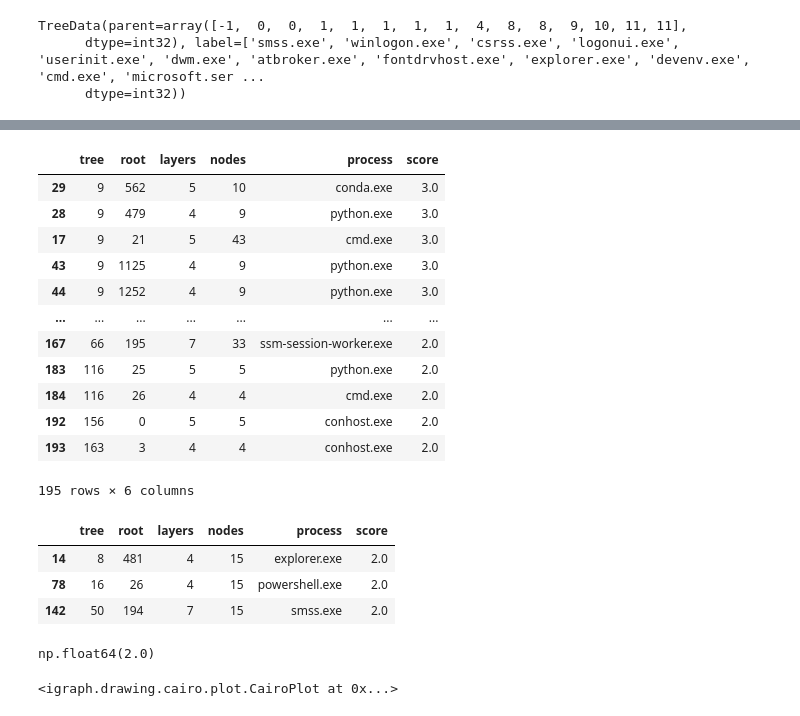
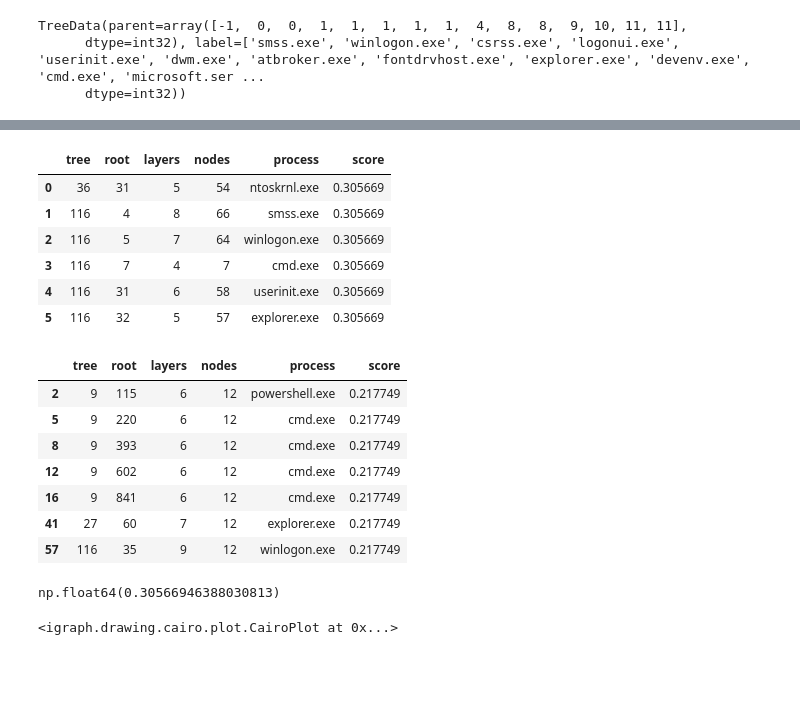
Before and after one commit to ftheberge/Matching_Experiments, a Jupyter notebook: ACME4/process_trees_scoring.ipynb, the cells around one changed output, grey strips where cells are left out. Saved outputs shown, nothing was run; the diff lists cells and outputs as text; code cells hidden in the pictures; blank space fills up the shorter version.

```diff
--- a/ACME4/process_trees_scoring.ipynb
+++ b/ACME4/process_trees_scoring.ipynb
@@ -276,7 +278,7 @@ sg1 = acme_get_bfs_subtree(Trees, tree, root) ## sub-tree above with required DF
 #sg1.vs['newlabel'] = [(x,InvFreq[x]) for x in sg1.vs['process']]
 sg1.vs['newlabel'] = [_processname.get(x,'') for x in sg1.vs['uid']]
 
-min_score = 2
+min_score = .3
 
 ## filter subtrees and apply Matching Algorithm
 _df = df_trees[ (df_trees.layers >= 4) & (df_trees.nodes < 80) ]
@@ -302,27 +304,25 @@ Wall time: 3.46 s
 |  | tree | root | layers | nodes | process | score |
-| 29 | 9 | 562 | 5 | 10 | conda.exe | 3.0 |
-| 28 | 9 | 479 | 4 | 9 | python.exe | 3.0 |
-| 17 | 9 | 21 | 5 | 43 | cmd.exe | 3.0 |
-| 43 | 9 | 1125 | 4 | 9 | python.exe | 3.0 |
-| 44 | 9 | 1252 | 4 | 9 | python.exe | 3.0 |
-| ... | ... | ... | ... | ... | ... | ... |
-| 167 | 66 | 195 | 7 | 33 | ssm-session-worker.exe | 2.0 |
-| 183 | 116 | 25 | 5 | 5 | python.exe | 2.0 |
-| 184 | 116 | 26 | 4 | 4 | cmd.exe | 2.0 |
-| 192 | 156 | 0 | 5 | 5 | conhost.exe | 2.0 |
-| 193 | 163 | 3 | 4 | 4 | conhost.exe | 2.0 |
+| 0 | 36 | 31 | 5 | 54 | ntoskrnl.exe | 0.305669 |
+| 1 | 116 | 4 | 8 | 66 | smss.exe | 0.305669 |
+| 2 | 116 | 5 | 7 | 64 | winlogon.exe | 0.305669 |
+| 3 | 116 | 7 | 4 | 7 | cmd.exe | 0.305669 |
+| 4 | 116 | 31 | 6 | 58 | userinit.exe | 0.305669 |
+| 5 | 116 | 32 | 5 | 57 | explorer.exe | 0.305669 |
-195 rows × 6 columns
 # %%
-results_df[results_df.nodes==15]
+results_df[results_df.nodes==12]
 # %% [output]
 |  | tree | root | layers | nodes | process | score |
-| 14 | 8 | 481 | 4 | 15 | explorer.exe | 2.0 |
-| 78 | 16 | 26 | 4 | 15 | powershell.exe | 2.0 |
-| 142 | 50 | 194 | 7 | 15 | smss.exe | 2.0 |
+| 2 | 9 | 115 | 6 | 12 | powershell.exe | 0.217749 |
+| 5 | 9 | 220 | 6 | 12 | cmd.exe | 0.217749 |
+| 8 | 9 | 393 | 6 | 12 | cmd.exe | 0.217749 |
+| 12 | 9 | 602 | 6 | 12 | cmd.exe | 0.217749 |
+| 16 | 9 | 841 | 6 | 12 | cmd.exe | 0.217749 |
+| 41 | 27 | 60 | 7 | 12 | explorer.exe | 0.217749 |
+| 57 | 116 | 35 | 9 | 12 | winlogon.exe | 0.217749 |
 # %%
 paths, score = gwm.basic_matcher(sg1, sg2, phi_name='newlabel', w=split_match) ## node feature == process name
 score
 # %% [output]
-np.float64(2.0)
+np.float64(0.30566946388030813)
 # %%
 ## pick one of the top hits and visualize common path (15 nodes, 7 layers)
```
Also changed, not shown: parts of 3 cells of this notebook.
